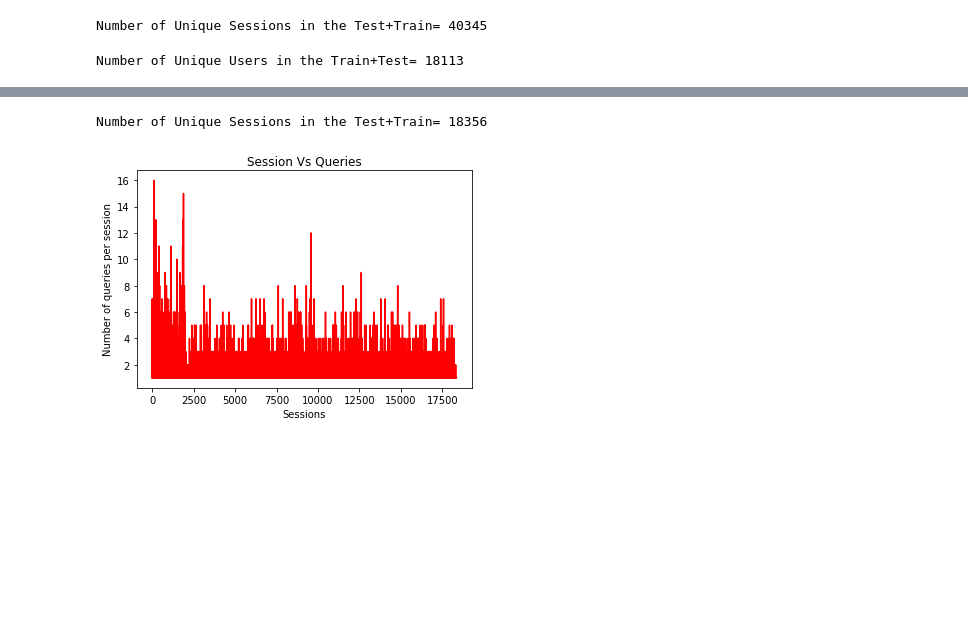
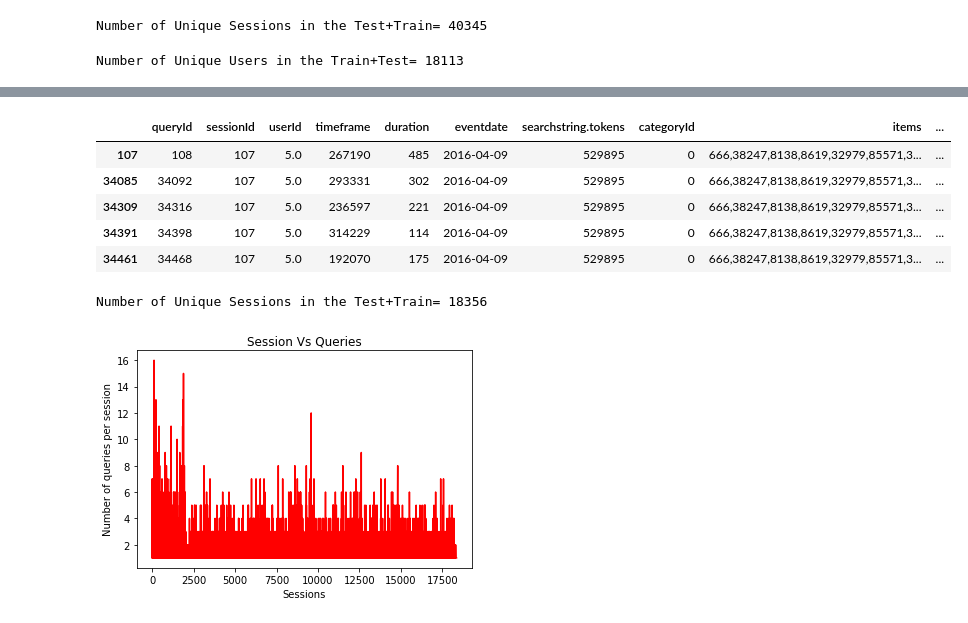
Before and after one commit to abindhar/CSCE-670---COURSE-PROJECT, a Jupyter notebook: src/GraphEmbedding.ipynb, the cells around one changed output, grey strips where cells are left out. Cells and saved outputs as stored; diff of their text form; code cells hidden in the pictures; blank space fills up the shorter version.

```diff
--- a/src/GraphEmbedding.ipynb
+++ b/src/GraphEmbedding.ipynb
@@ -147,0 +188,8 @@ Number of Unique Users in the Train+Test= 18113
+# %%
+testing=pd.DataFrame()
+i=0
+for region,df_region in temp.groupby('sessionId'):
+    if i == 0:
+        testing=df_region
+        break
+    i=i+1
@@ -147,0 +205,9 @@ Number of Unique Users in the Train+Test= 18113
+# %%
+testing.head()
+# %% [output]
+|  | queryId | sessionId | userId | timeframe | duration | eventdate | searchstring.tokens | categoryId | items | ... |
+| 107 | 108 | 107 | 5.0 | 267190 | 485 | 2016-04-09 | 529895 | 0 | 666,38247,8138,8619,32979,85571,3... | ... |
+| 34085 | 34092 | 107 | 5.0 | 293331 | 302 | 2016-04-09 | 529895 | 0 | 666,38247,8138,8619,32979,85571,3... | ... |
+| 34309 | 34316 | 107 | 5.0 | 236597 | 221 | 2016-04-09 | 529895 | 0 | 666,38247,8138,8619,32979,85571,3... | ... |
+| 34391 | 34398 | 107 | 5.0 | 314229 | 114 | 2016-04-09 | 529895 | 0 | 666,38247,8138,8619,32979,85571,3... | ... |
+| 34461 | 34468 | 107 | 5.0 | 192070 | 175 | 2016-04-09 | 529895 | 0 | 666,38247,8138,8619,32979,85571,3... | ... |
```
Also changed, not shown: parts of 29 cells of this notebook.
